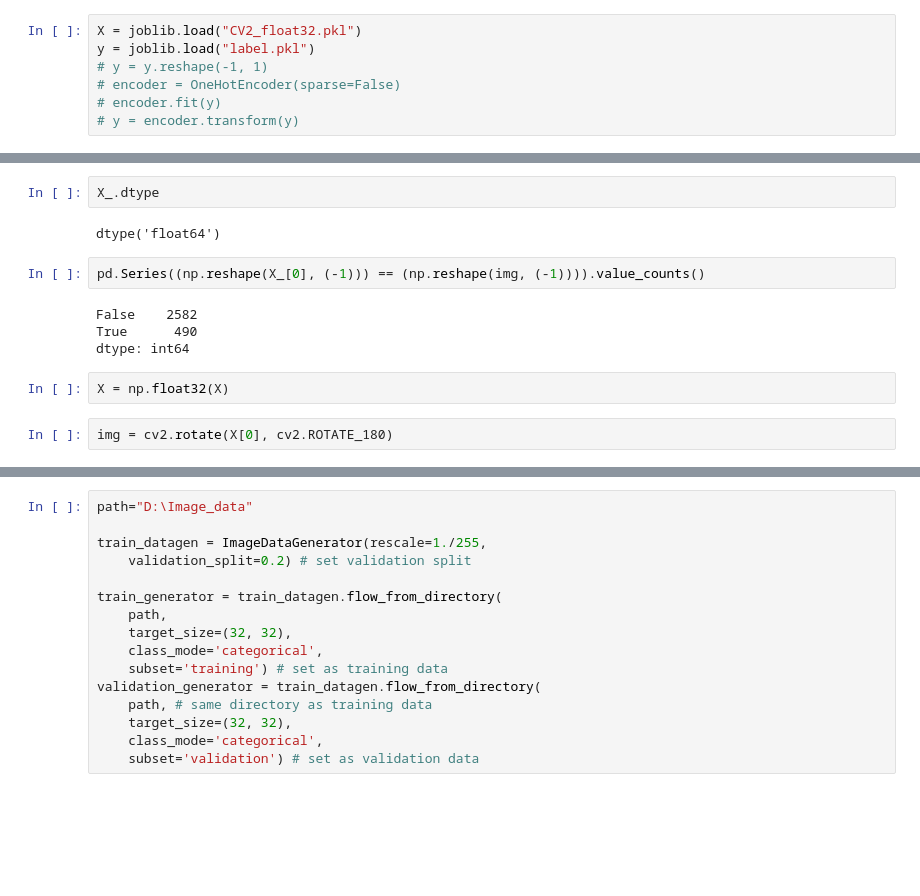
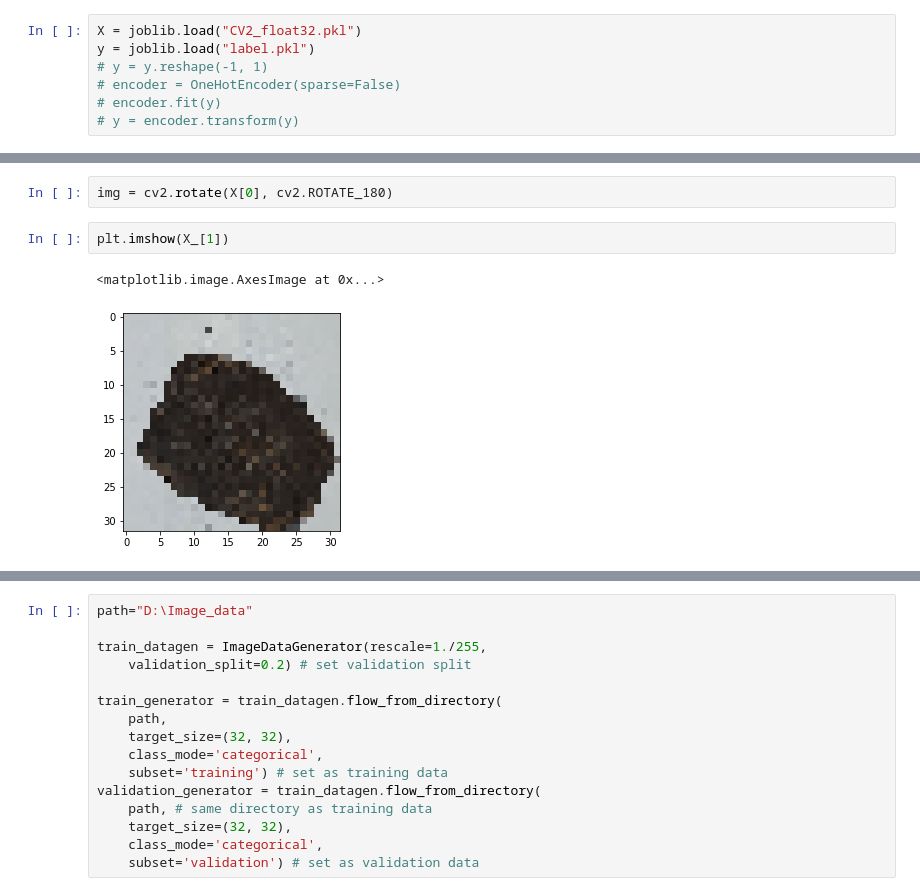
Before and after one commit to hykhhijk/Rock-classifier, a Jupyter notebook: Parameter_search, k-fold.ipynb, the cells around one changed output, grey strips where cells are left out. Saved outputs shown, nothing was run; the diff lists cells and outputs as text; blank space fills up the shorter version.

```diff
--- a/Parameter_search, k-fold.ipynb
+++ b/Parameter_search, k-fold.ipynb
@@ -106,14 +48,7 @@ dtype('float32')
-# %%
-X_.dtype
-# %% [output]
-dtype('float64')
-# %%
-pd.Series((np.reshape(X_[0], (-1))) == (np.reshape(img, (-1)))).value_counts()
-# %% [output]
-False    2582
-True      490
-dtype: int64
-# %%
-X = np.float32(X)
-# %%
-img = cv2.rotate(X[0], cv2.ROTATE_180)
+# %%
+img = cv2.rotate(X[0], cv2.ROTATE_180)
+# %%
+plt.imshow(X_[1])
+# %% [output]
+<matplotlib.image.AxesImage at 0x...>
+[figure, added]
```
Also changed, not shown: parts of 20 cells of this notebook, 3 other files.
